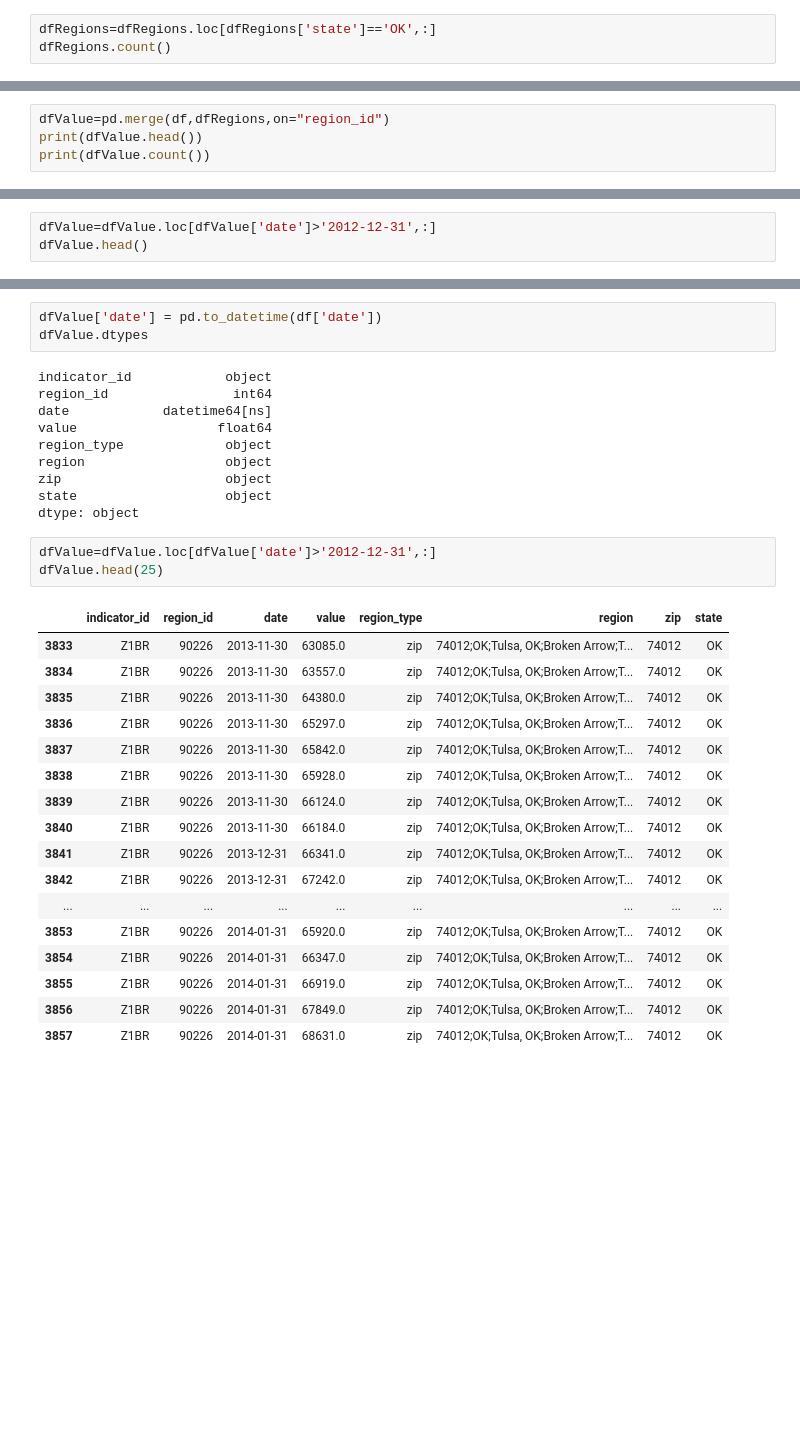
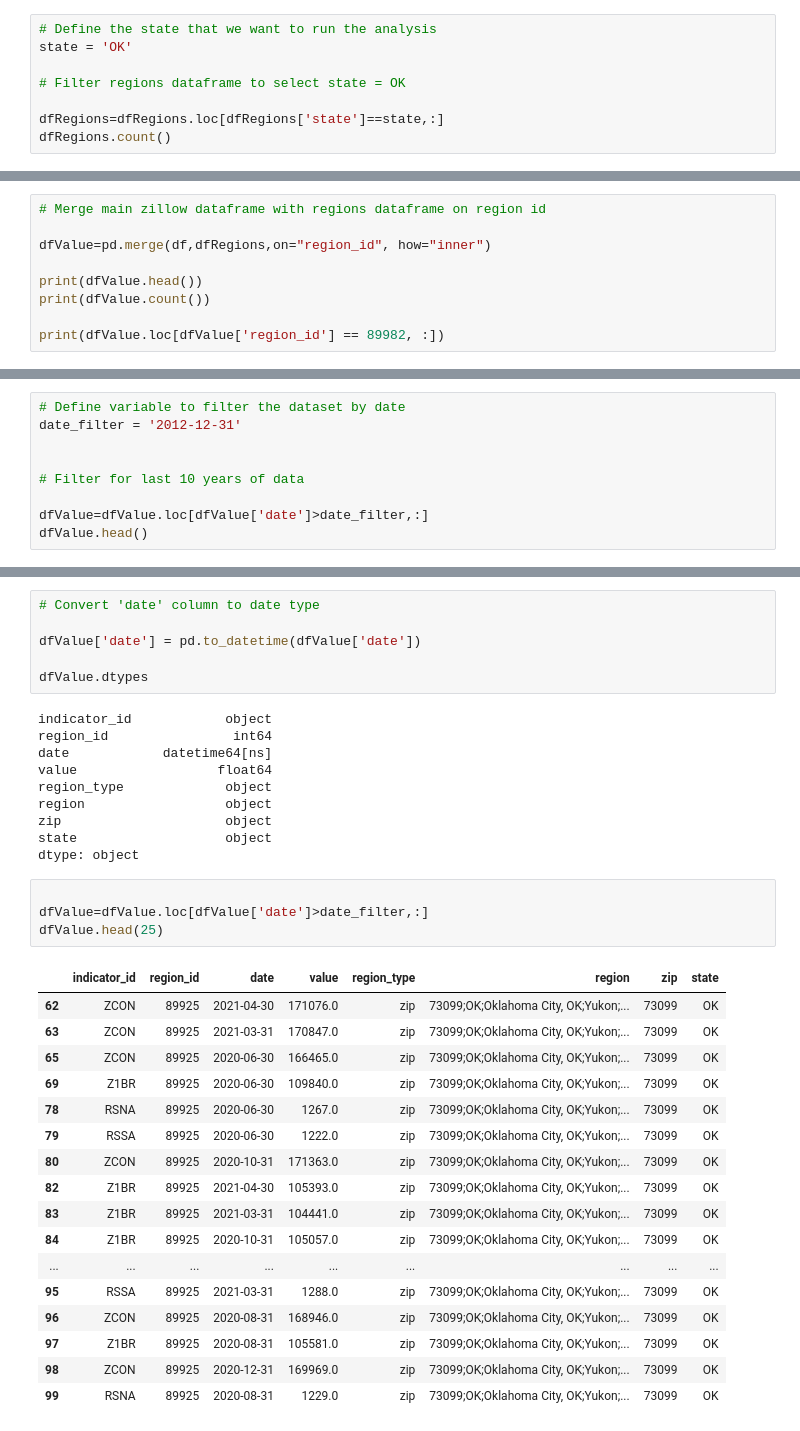
Before and after one commit to ramkumarpj/project-one, a Jupyter notebook: code/Project 1.ipynb, the cells around one changed output, grey strips where cells are left out. Cells and saved outputs as stored; diff of their text form; blank space fills up the shorter version.

```diff
--- a/code/Project 1.ipynb
+++ b/code/Project 1.ipynb
@@ -112,5 +124,10 @@ dfRegions.head()
 # %%
-dfRegions=dfRegions.loc[dfRegions['state']=='OK',:]
+# Define the state that we want to run the analysis
+state = 'OK'
+
+# Filter regions dataframe to select state = OK
+
+dfRegions=dfRegions.loc[dfRegions['state']==state,:]
 dfRegions.count()
 # %% [output]
 region_id      642
@@ -122,5 +236,10 @@ dtype: int64
 # %%
-dfValue=pd.merge(df,dfRegions,on="region_id")
+# Merge main zillow dataframe with regions dataframe on region id
+
+dfValue=pd.merge(df,dfRegions,on="region_id", how="inner")
+
 print(dfValue.head())
 print(dfValue.count())
+
+print(dfValue.loc[dfValue['region_id'] == 89982, :])
 # %% [output]
@@ -150,7 +302,13 @@ date            151555917
 value           151555917
 dtype: int64
 # %%
-dfValue=dfValue.loc[dfValue['date']>'2012-12-31',:]
+# Define variable to filter the dataset by date
+date_filter = '2012-12-31'
+
+
+# Filter for last 10 years of data
+
+dfValue=dfValue.loc[dfValue['date']>date_filter,:]
 dfValue.head()
 # %% [output]
 |  | indicator_id | region_id | date | value | region_type | region | zip | state |
@@ -173,6 +332,9 @@ state            object
 dtype: object
 # %%
-dfValue['date'] = pd.to_datetime(df['date'])
+# Convert 'date' column to date type
+
+dfValue['date'] = pd.to_datetime(dfValue['date'])
+
 dfValue.dtypes
 # %% [output]
 indicator_id            object
@@ -185,26 +347,27 @@ zip                     object
 state                   object
 dtype: object
 # %%
-dfValue=dfValue.loc[dfValue['date']>'2012-12-31',:]
+
+dfValue=dfValue.loc[dfValue['date']>date_filter,:]
 dfValue.head(25)
 # %% [output]
 |  | indicator_id | region_id | date | value | region_type | region | zip | state |
-| 3833 | Z1BR | 90226 | 2013-11-30 | 63085.0 | zip | 74012;OK;Tulsa, OK;Broken Arrow;T... | 74012 | OK |
-| 3834 | Z1BR | 90226 | 2013-11-30 | 63557.0 | zip | 74012;OK;Tulsa, OK;Broken Arrow;T... | 74012 | OK |
-| 3835 | Z1BR | 90226 | 2013-11-30 | 64380.0 | zip | 74012;OK;Tulsa, OK;Broken Arrow;T... | 74012 | OK |
-| 3836 | Z1BR | 90226 | 2013-11-30 | 65297.0 | zip | 74012;OK;Tulsa, OK;Broken Arrow;T... | 74012 | OK |
-| 3837 | Z1BR | 90226 | 2013-11-30 | 65842.0 | zip | 74012;OK;Tulsa, OK;Broken Arrow;T... | 74012 | OK |
-| 3838 | Z1BR | 90226 | 2013-11-30 | 65928.0 | zip | 74012;OK;Tulsa, OK;Broken Arrow;T... | 74012 | OK |
-| 3839 | Z1BR | 90226 | 2013-11-30 | 66124.0 | zip | 74012;OK;Tulsa, OK;Broken Arrow;T... | 74012 | OK |
-| 3840 | Z1BR | 90226 | 2013-11-30 | 66184.0 | zip | 74012;OK;Tulsa, OK;Broken Arrow;T... | 74012 | OK |
-| 3841 | Z1BR | 90226 | 2013-12-31 | 66341.0 | zip | 74012;OK;Tulsa, OK;Broken Arrow;T... | 74012 | OK |
-| 3842 | Z1BR | 90226 | 2013-12-31 | 67242.0 | zip | 74012;OK;Tulsa, OK;Broken Arrow;T... | 74012 | OK |
+| 62 | ZCON | 89925 | 2021-04-30 | 171076.0 | zip | 73099;OK;Oklahoma City, OK;Yukon;... | 73099 | OK |
+| 63 | ZCON | 89925 | 2021-03-31 | 170847.0 | zip | 73099;OK;Oklahoma City, OK;Yukon;... | 73099 | OK |
+| 65 | ZCON | 89925 | 2020-06-30 | 166465.0 | zip | 73099;OK;Oklahoma City, OK;Yukon;... | 73099 | OK |
+| 69 | Z1BR | 89925 | 2020-06-30 | 109840.0 | zip | 73099;OK;Oklahoma City, OK;Yukon;... | 73099 | OK |
+| 78 | RSNA | 89925 | 2020-06-30 | 1267.0 | zip | 73099;OK;Oklahoma City, OK;Yukon;... | 73099 | OK |
+| 79 | RSSA | 89925 | 2020-06-30 | 1222.0 | zip | 73099;OK;Oklahoma City, OK;Yukon;... | 73099 | OK |
+| 80 | ZCON | 89925 | 2020-10-31 | 171363.0 | zip | 73099;OK;Oklahoma City, OK;Yukon;... | 73099 | OK |
+| 82 | Z1BR | 89925 | 2021-04-30 | 105393.0 | zip | 73099;OK;Oklahoma City, OK;Yukon;... | 73099 | OK |
+| 83 | Z1BR | 89925 | 2021-03-31 | 104441.0 | zip | 73099;OK;Oklahoma City, OK;Yukon;... | 73099 | OK |
+| 84 | Z1BR | 89925 | 2020-10-31 | 105057.0 | zip | 73099;OK;Oklahoma City, OK;Yukon;... | 73099 | OK |
 | ... | ... | ... | ... | ... | ... | ... | ... | ... |
-| 3853 | Z1BR | 90226 | 2014-01-31 | 65920.0 | zip | 74012;OK;Tulsa, OK;Broken Arrow;T... | 74012 | OK |
-| 3854 | Z1BR | 90226 | 2014-01-31 | 66347.0 | zip | 74012;OK;Tulsa, OK;Broken Arrow;T... | 74012 | OK |
-| 3855 | Z1BR | 90226 | 2014-01-31 | 66919.0 | zip | 74012;OK;Tulsa, OK;Broken Arrow;T... | 74012 | OK |
-| 3856 | Z1BR | 90226 | 2014-01-31 | 67849.0 | zip | 74012;OK;Tulsa, OK;Broken Arrow;T... | 74012 | OK |
-| 3857 | Z1BR | 90226 | 2014-01-31 | 68631.0 | zip | 74012;OK;Tulsa, OK;Broken Arrow;T... | 74012 | OK |
+| 95 | RSSA | 89925 | 2021-03-31 | 1288.0 | zip | 73099;OK;Oklahoma City, OK;Yukon;... | 73099 | OK |
+| 96 | ZCON | 89925 | 2020-08-31 | 168946.0 | zip | 73099;OK;Oklahoma City, OK;Yukon;... | 73099 | OK |
+| 97 | Z1BR | 89925 | 2020-08-31 | 105581.0 | zip | 73099;OK;Oklahoma City, OK;Yukon;... | 73099 | OK |
+| 98 | ZCON | 89925 | 2020-12-31 | 169969.0 | zip | 73099;OK;Oklahoma City, OK;Yukon;... | 73099 | OK |
+| 99 | RSNA | 89925 | 2020-08-31 | 1229.0 | zip | 73099;OK;Oklahoma City, OK;Yukon;... | 73099 | OK |
 # %%
 print(dfValue['date'].min())
 print(dfValue['date'].max())
```
Also changed, not shown: parts of 48 cells of this notebook.
